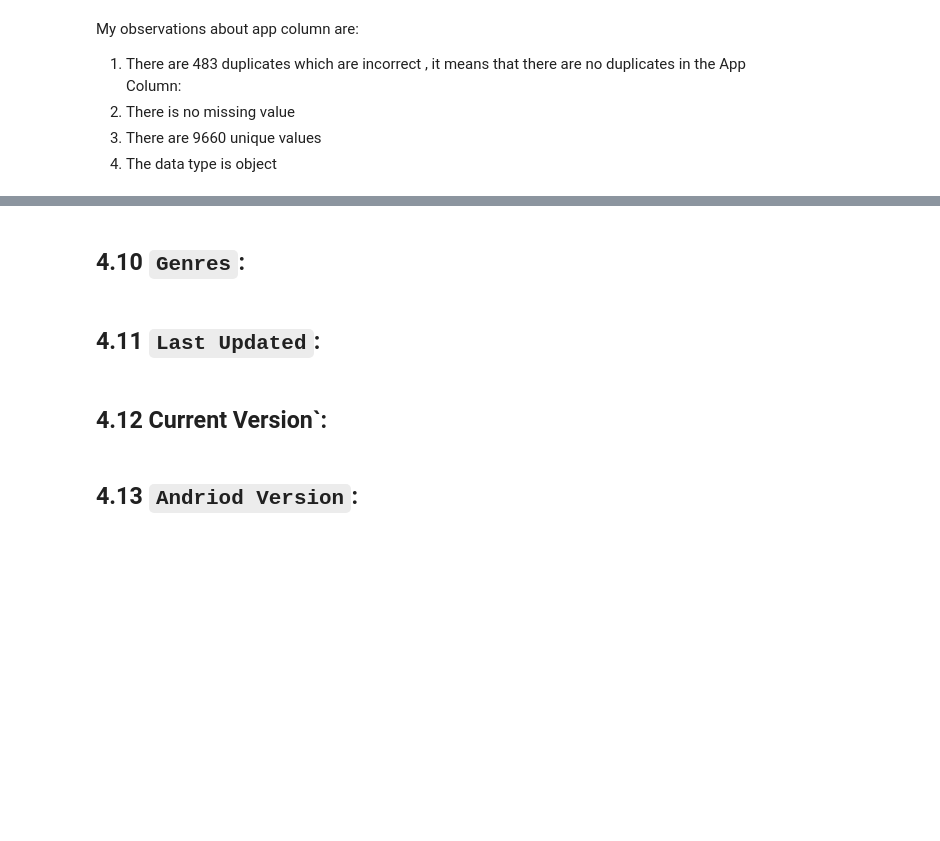
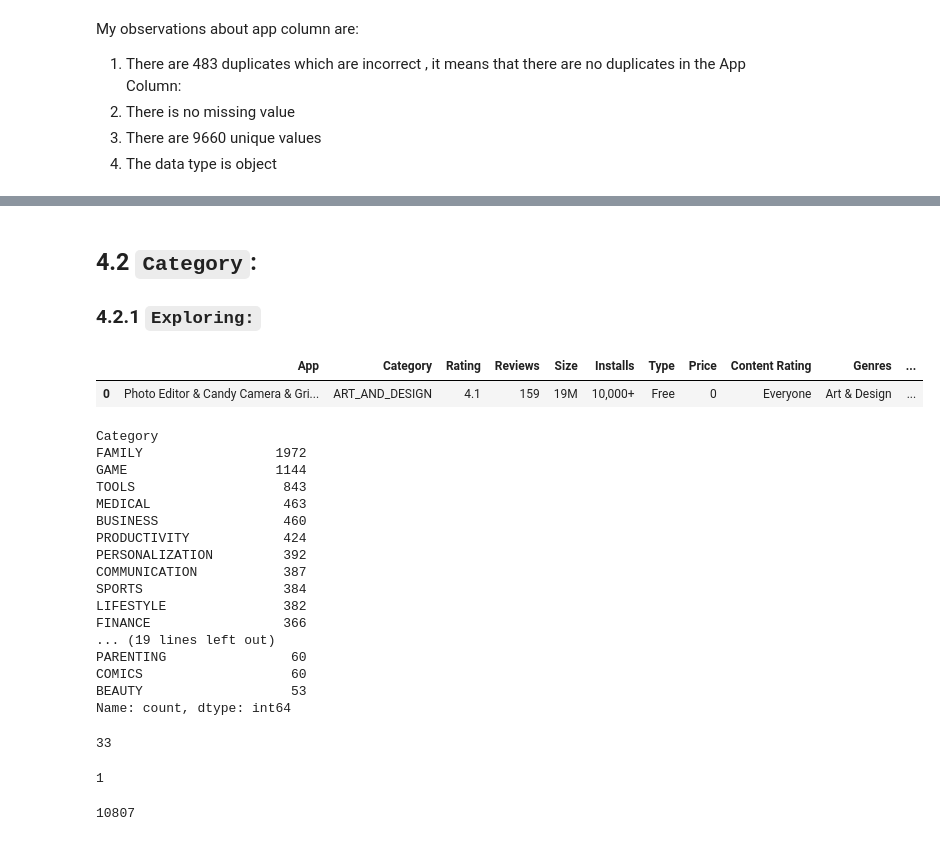
Before and after one commit to shaheeralics/Data-Science-Learning-With-Projects, a Jupyter notebook: Projects/EDA_Projects/01_Complete EDA on google playstore data.ipynb, the cells around one changed output, grey strips where cells are left out. Saved outputs shown, nothing was run; the diff lists cells and outputs as text; code cells hidden in the pictures; blank space fills up the shorter version.

```diff
--- a/Projects/EDA_Projects/01_Complete EDA on google playstore data.ipynb
+++ b/Projects/EDA_Projects/01_Complete EDA on google playstore data.ipynb
@@ -200,8 +182,42 @@ My observations about app column are:
-# %% [markdown]
-## 4.10 `Genres`:
-# %% [markdown]
-## 4.11 `Last Updated`:
-# %% [markdown]
-## 4.12 Current Version`:
-# %% [markdown]
-## 4.13 `Andriod Version`:
+# %% [markdown]
+## 4.2 `Category`:
+### 4.2.1 `Exploring:`
+# %%
+df.head(1)
+# %% [output]
+|  | App | Category | Rating | Reviews | Size | Installs | Type | Price | Content Rating | Genres | ... |
+| 0 | Photo Editor & Candy Camera & Gri... | ART_AND_DESIGN | 4.1 | 159 | 19M | 10,000+ | Free | 0 | Everyone | Art & Design | ... |
+# %%
+df['Category'].value_counts()
+# %% [output]
+Category
+FAMILY                 1972
+GAME                   1144
+TOOLS                   843
+MEDICAL                 463
+BUSINESS                460
+PRODUCTIVITY            424
+PERSONALIZATION         392
+COMMUNICATION           387
+SPORTS                  384
+LIFESTYLE               382
+FINANCE                 366
+... (19 lines left out)
+PARENTING                60
+COMICS                   60
+BEAUTY                   53
+Name: count, dtype: int64
+# %%
+df.Category.nunique()
+# %% [output]
+33
+# %%
+# Missing Values
+# Dealing With Missing Values Is Compulsory
+df['Category'].isnull().sum()
+# %% [output]
+1
+# %%
+df.Category.duplicated().sum()
+# %% [output]
+10807
```
Also changed, not shown: parts of 38 cells of this notebook.
